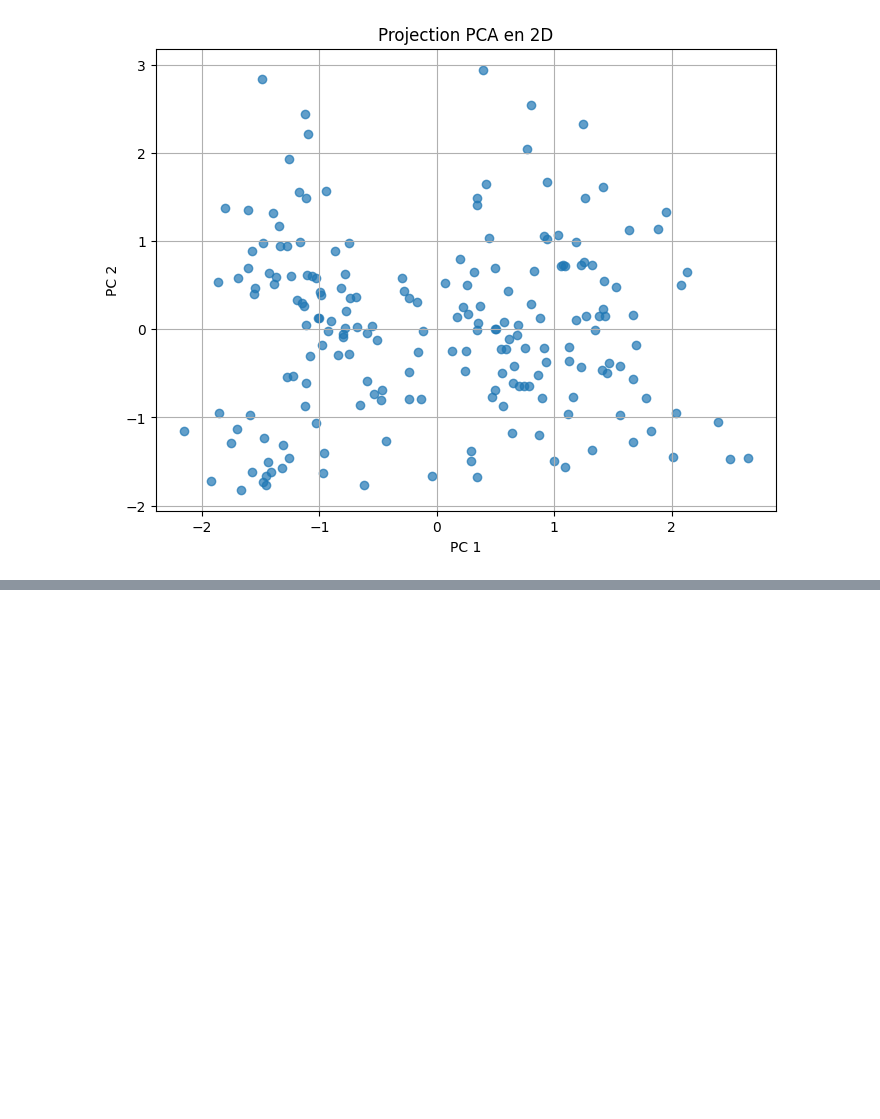
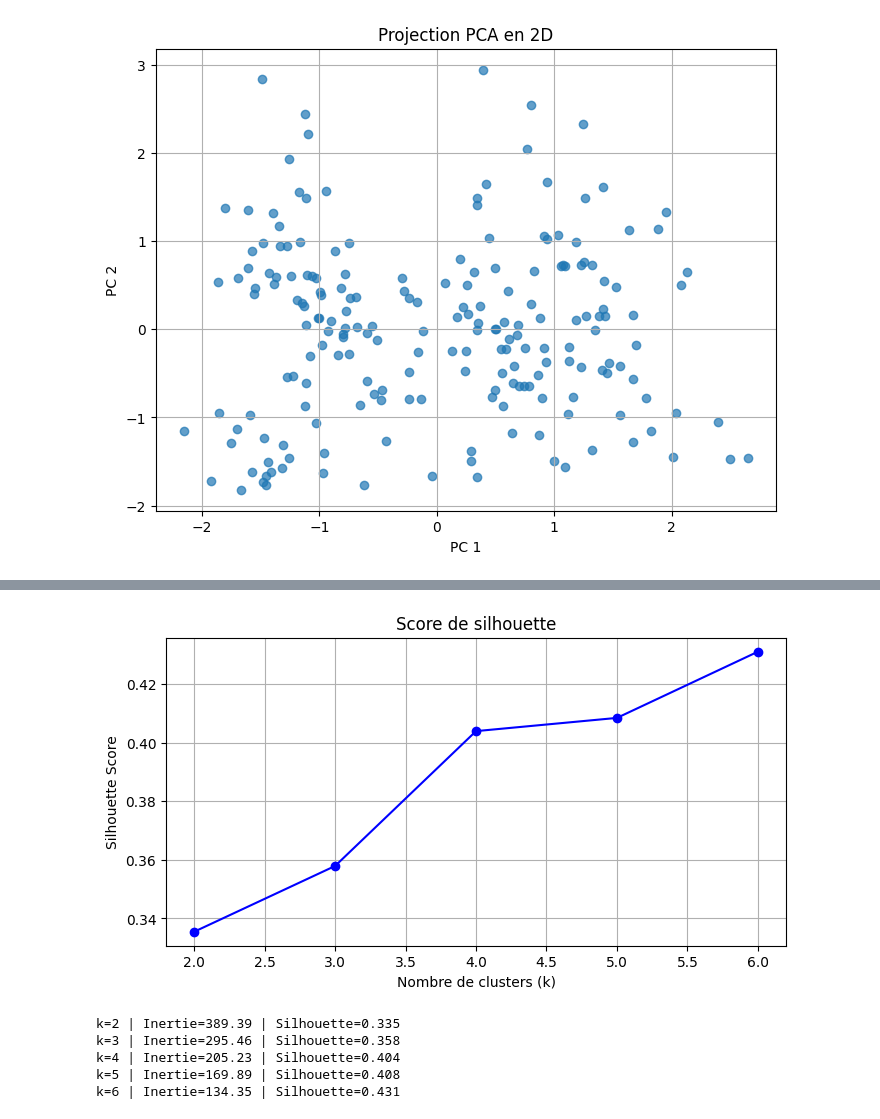
Before and after one commit to MathieuFan22/TP-ML-Mirada, a Jupyter notebook: Clustering.ipynb, the cells around one changed output, grey strips where cells are left out. Drawn from its saved outputs; the diff is of its cells as text; code cells hidden in the pictures; blank space fills up the shorter version.

```diff
--- a/Clustering.ipynb
+++ b/Clustering.ipynb
@@ -195,0 +226,21 @@ plt.show()
+# %%
+# Score de silhouette
+plt.figure(figsize=(8,4))
+plt.plot(range(2, 7), silhouette_scores, marker='o', color='blue')
+plt.title("Score de silhouette")
+plt.xlabel("Nombre de clusters (k)")
+plt.ylabel("Silhouette Score")
+plt.grid(True)
+plt.show()
+# %% [output]
+[figure, added]
+# %%
+# affichage des scores
+for i, (inertie, sil) in enumerate(zip(inertia, silhouette_scores), start=2):
+    print(f"k={i} | Inertie={inertie:.2f} | Silhouette={sil:.3f}")
+# %% [output]
+k=2 | Inertie=389.39 | Silhouette=0.335
+k=3 | Inertie=295.46 | Silhouette=0.358
+k=4 | Inertie=205.23 | Silhouette=0.404
+k=5 | Inertie=169.89 | Silhouette=0.408
+k=6 | Inertie=134.35 | Silhouette=0.431
```
Also changed, not shown: parts of 11 cells of this notebook.
